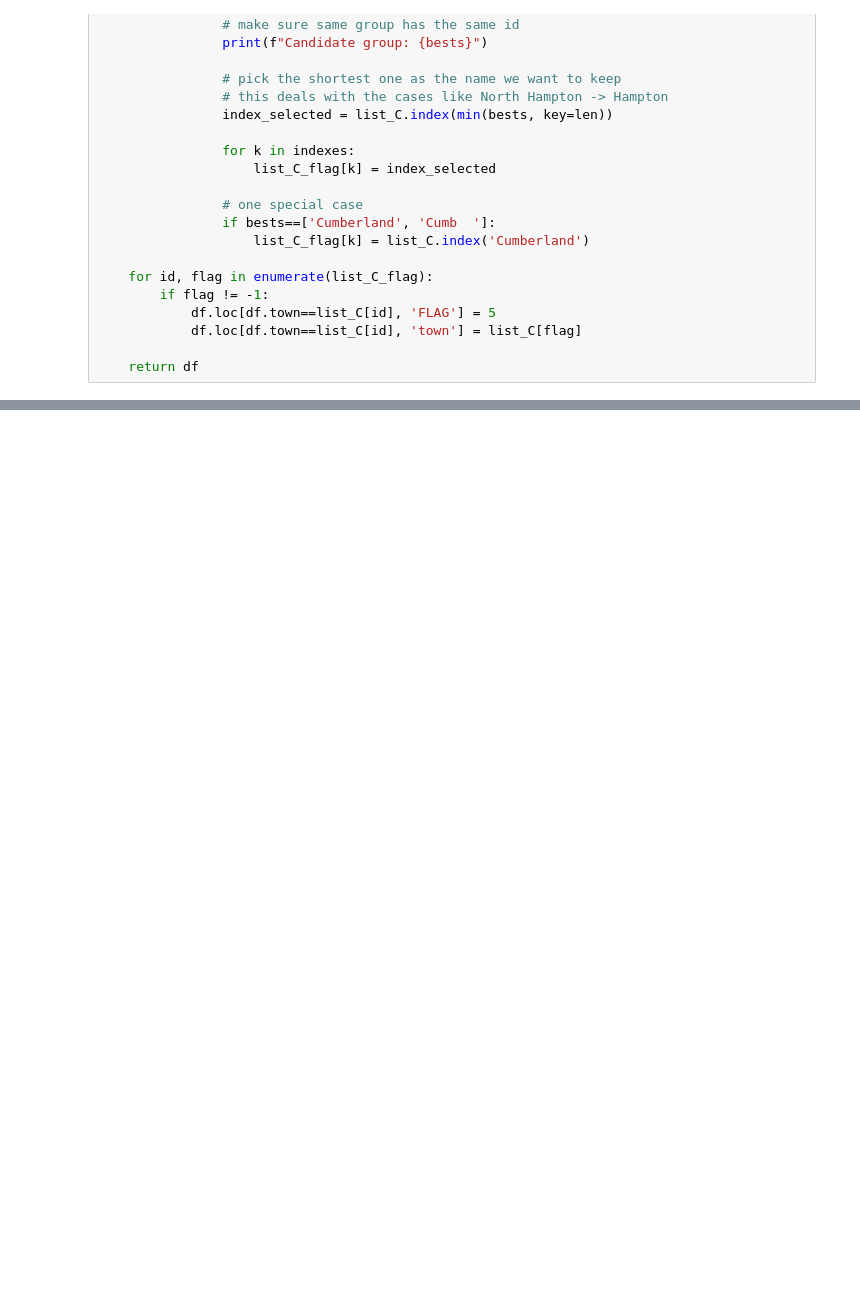
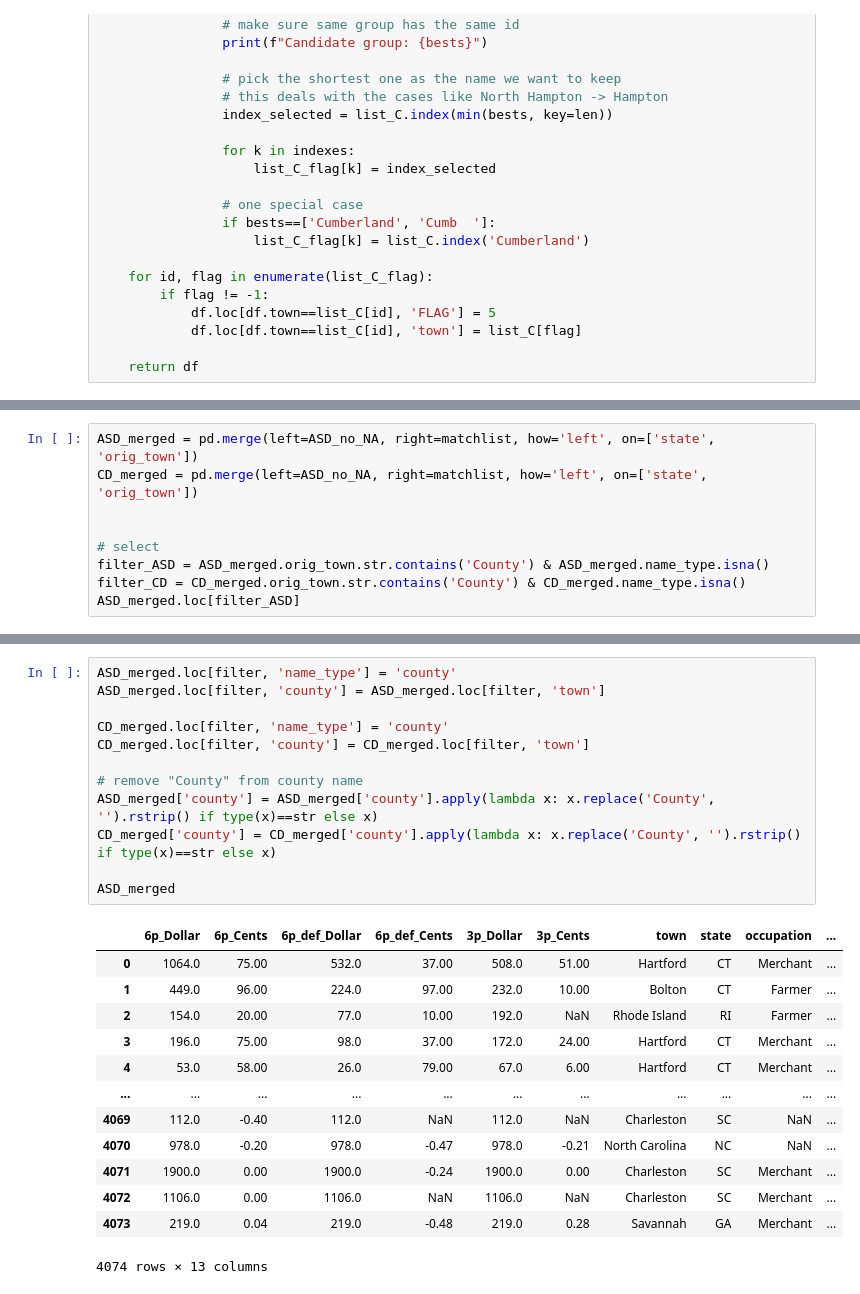
Before and after one commit to davidch2020/SPEOC-pt-1, a Jupyter notebook: S2022/Jiacheng's work/cleaning_town.ipynb, the cells around one changed output, grey strips where cells are left out. Saved outputs shown, nothing was run; the diff lists cells and outputs as text; blank space fills up the shorter version.

```diff
--- a/S2022/Jiacheng's work/cleaning_town.ipynb
+++ b/S2022/Jiacheng's work/cleaning_town.ipynb
@@ -381,0 +318,9 @@ ASD_rest
+# %%
+ASD_merged = pd.merge(left=ASD_no_NA, right=matchlist, how='left', on=['state', 'orig_town'])
+CD_merged = pd.merge(left=ASD_no_NA, right=matchlist, how='left', on=['state', 'orig_town'])
+
+
+# select
+filter_ASD = ASD_merged.orig_town.str.contains('County') & ASD_merged.name_type.isna()
+filter_CD = CD_merged.orig_town.str.contains('County') & CD_merged.name_type.isna()
+ASD_merged.loc[filter_ASD]
@@ -381,0 +334,26 @@ ASD_rest
+# %%
+ASD_merged.loc[filter, 'name_type'] = 'county'
+ASD_merged.loc[filter, 'county'] = ASD_merged.loc[filter, 'town']
+
+CD_merged.loc[filter, 'name_type'] = 'county'
+CD_merged.loc[filter, 'county'] = CD_merged.loc[filter, 'town']
+
+# remove "County" from county name
+ASD_merged['county'] = ASD_merged['county'].apply(lambda x: x.replace('County', '').rstrip() if type(x)==str else x)
+CD_merged['county'] = CD_merged['county'].apply(lambda x: x.replace('County', '').rstrip() if type(x)==str else x)
+
+ASD_merged
+# %% [output]
+|  | 6p_Dollar | 6p_Cents | 6p_def_Dollar | 6p_def_Cents | 3p_Dollar | 3p_Cents | town | state | occupation | ... |
+| 0 | 1064.0 | 75.00 | 532.0 | 37.00 | 508.0 | 51.00 | Hartford | CT | Merchant | ... |
+| 1 | 449.0 | 96.00 | 224.0 | 97.00 | 232.0 | 10.00 | Bolton | CT | Farmer | ... |
+| 2 | 154.0 | 20.00 | 77.0 | 10.00 | 192.0 | NaN | Rhode Island | RI | Farmer | ... |
+| 3 | 196.0 | 75.00 | 98.0 | 37.00 | 172.0 | 24.00 | Hartford | CT | Merchant | ... |
+| 4 | 53.0 | 58.00 | 26.0 | 79.00 | 67.0 | 6.00 | Hartford | CT | Merchant | ... |
+| ... | ... | ... | ... | ... | ... | ... | ... | ... | ... | ... |
+| 4069 | 112.0 | -0.40 | 112.0 | NaN | 112.0 | NaN | Charleston | SC | NaN | ... |
+| 4070 | 978.0 | -0.20 | 978.0 | -0.47 | 978.0 | -0.21 | North Carolina | NC | NaN | ... |
+| 4071 | 1900.0 | 0.00 | 1900.0 | -0.24 | 1900.0 | 0.00 | Charleston | SC | Merchant | ... |
+| 4072 | 1106.0 | 0.00 | 1106.0 | NaN | 1106.0 | NaN | Charleston | SC | Merchant | ... |
+| 4073 | 219.0 | 0.04 | 219.0 | -0.48 | 219.0 | 0.28 | Savannah | GA | Merchant | ... |
+4074 rows × 13 columns
```
Also changed, not shown: parts of 12 cells of this notebook, 3 other files.
